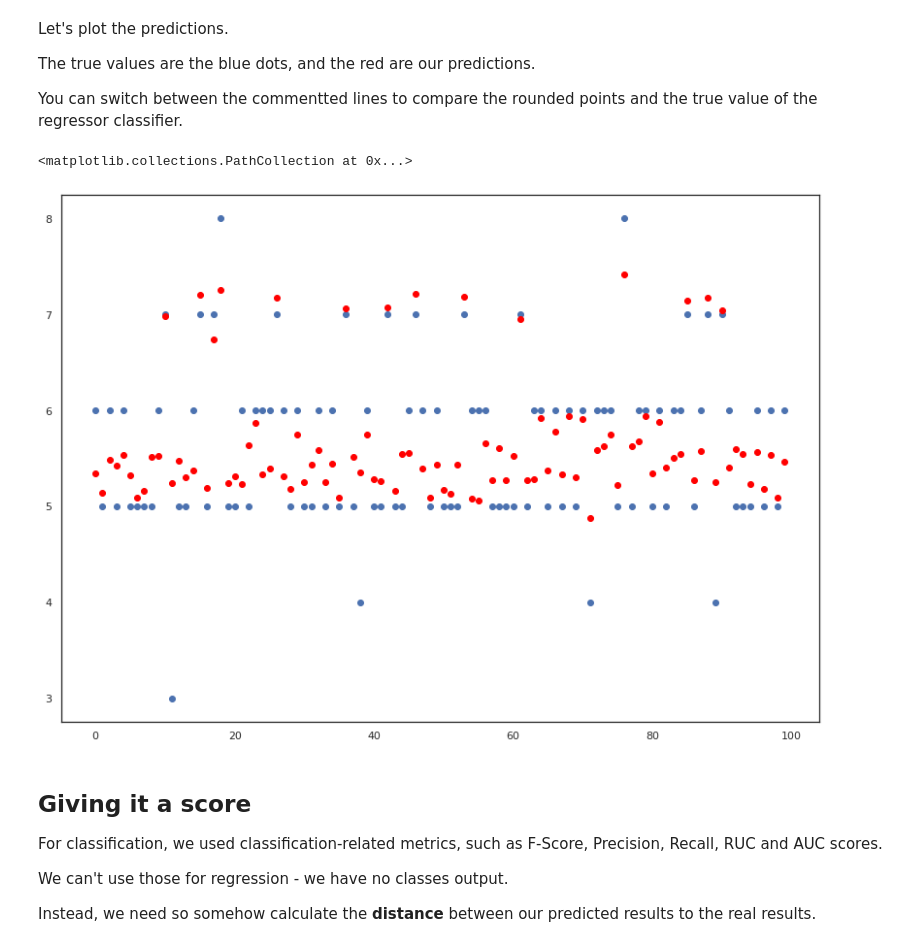
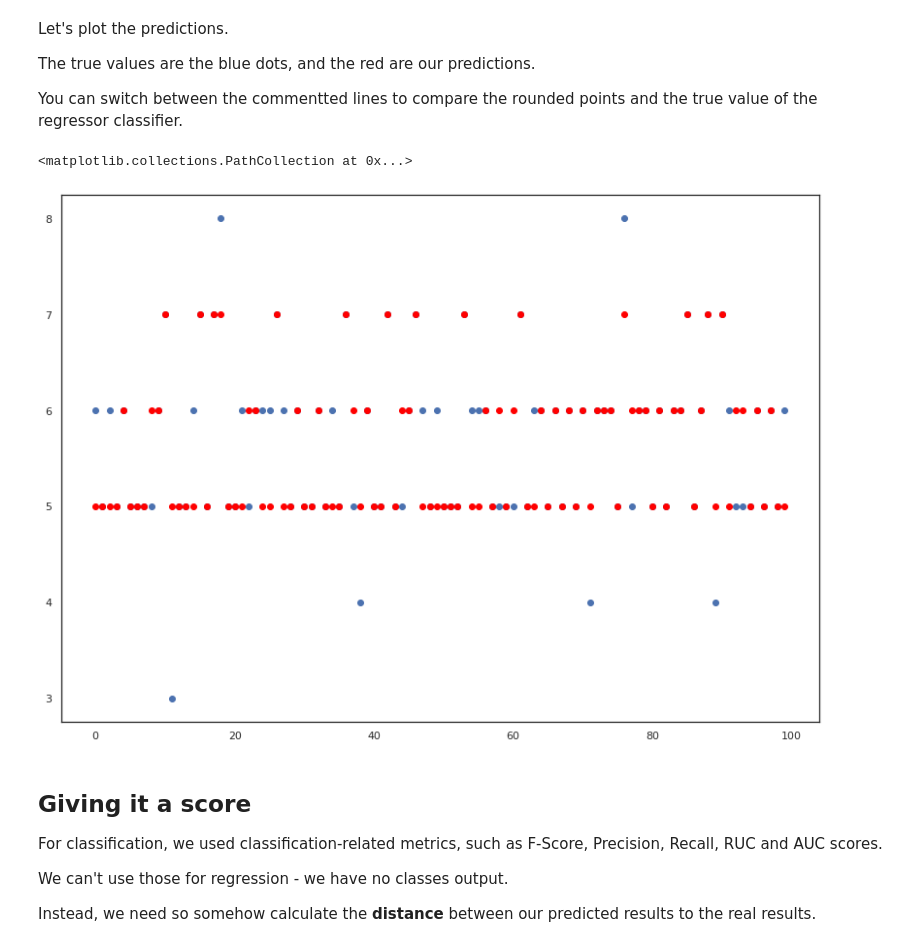
Before and after one commit to liadmagen/Modeling_course, a Jupyter notebook: exercises_notebooks/01_wine_tasting_decision_tree.ipynb, the cells around one changed output. Cells and saved outputs as stored; diff of their text form; code cells hidden in the pictures.

```diff
--- a/exercises_notebooks/01_wine_tasting_decision_tree.ipynb
+++ b/exercises_notebooks/01_wine_tasting_decision_tree.ipynb
@@ -388,17 +388,17 @@ You can switch between the commentted lines to compare the rounded points and th
 # %%
 # num_of_points = len(y_test)
 num_of_points = 100
 
 plt.scatter(range(num_of_points), y_test[:num_of_points])
 
 # plot the rounded points:
-# plt.scatter(range(num_of_points), list(map(round, y_pred))[:num_of_points], color="red")
+plt.scatter(range(num_of_points), list(map(round, y_pred))[:num_of_points], color="red")
 
-# plot the regression values
-plt.scatter(range(num_of_points), y_pred[:num_of_points], color="red")
+# plot the true regression values
+# plt.scatter(range(num_of_points), y_pred[:num_of_points], color="red")
 # %% [output]
 <matplotlib.collections.PathCollection at 0x...>
-[figure, old version]
+[figure, new version]
 # %% [markdown]
 ## Giving it a score
 
```
Also changed, not shown: parts of 4 cells of this notebook.
